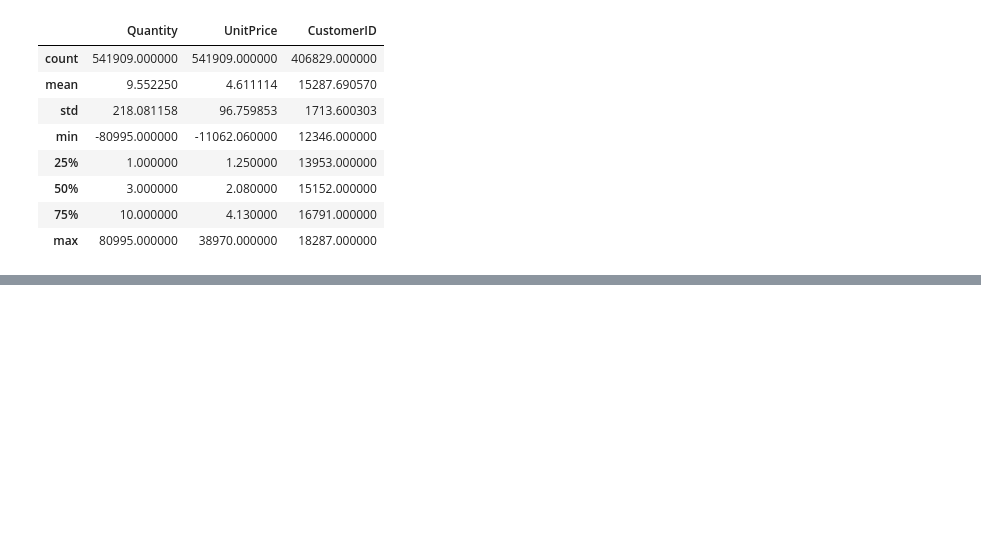
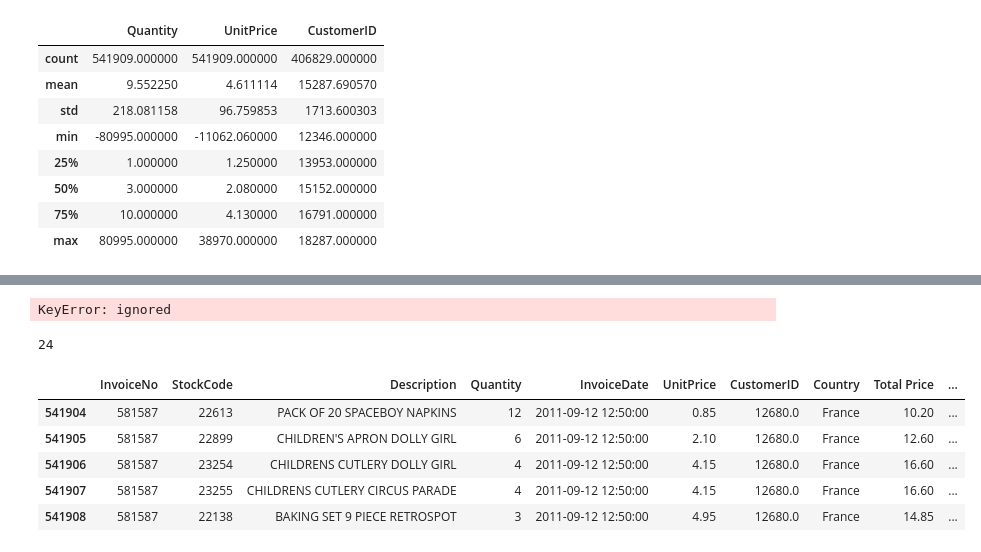
Before and after one commit to Janeli-m/October-2020-WaiLEARN-004, a Jupyter notebook: Online_Retail_Janeli.ipynb, the cells around one changed output, grey strips where cells are left out. Cells and saved outputs as stored; diff of their text form; code cells hidden in the pictures; blank space fills up the shorter version.

```diff
--- a/Online_Retail_Janeli.ipynb
+++ b/Online_Retail_Janeli.ipynb
@@ -47,0 +232,13 @@ dtype: int64
+# %%
+#Use the datetime fundtion to create a Month column (without the time)
+def get_month(x):
+    return dt.datetime(x.year,x.month,1)
+
+#Create a new colum "InvoiceMonth
+cohort['InvoiceMonth'] = cohort ['InvoiceDate'].apply(get_month)
+
+#Create a 'CohortMonth' column by grouping 'CustomerID' and selec the 'InvoiceMonth' value
+grouping = cohort.groupby ('CustomerID')['InvoiceMonth']
+
+#With code (transform) assign the minimum InvoiceMonth value to the dataset
+cohort['CohortMonth']= grouping.transform('min')
@@ -47,0 +259,8 @@ dtype: int64
+# %%
+# Split the "InvoiceMonth" column to get the integers from data
+invoice_year, invoice_month = get_date_int(cohort,'InvoiceMonth')
+
+# Split the "CohortMonth" column to get the integers from data
+cohort_year, cohort_month = get_date_int(cohort,'CohortMonth')
+# %% [output]
+KeyError: ignored
@@ -47,0 +276,13 @@ dtype: int64
+# %%
+print(cohort['CohortIndex'].nunique())
+# %% [output]
+24
+# %%
+cohort.tail()
+# %% [output]
+|  | InvoiceNo | StockCode | Description | Quantity | InvoiceDate | UnitPrice | CustomerID | Country | Total Price | ... |
+| 541904 | 581587 | 22613 | PACK OF 20 SPACEBOY NAPKINS | 12 | 2011-09-12 12:50:00 | 0.85 | 12680.0 | France | 10.20 | ... |
+| 541905 | 581587 | 22899 | CHILDREN'S APRON DOLLY GIRL | 6 | 2011-09-12 12:50:00 | 2.10 | 12680.0 | France | 12.60 | ... |
+| 541906 | 581587 | 23254 | CHILDRENS CUTLERY DOLLY GIRL | 4 | 2011-09-12 12:50:00 | 4.15 | 12680.0 | France | 16.60 | ... |
+| 541907 | 581587 | 23255 | CHILDRENS CUTLERY CIRCUS PARADE | 4 | 2011-09-12 12:50:00 | 4.15 | 12680.0 | France | 16.60 | ... |
+| 541908 | 581587 | 22138 | BAKING SET 9 PIECE RETROSPOT | 3 | 2011-09-12 12:50:00 | 4.95 | 12680.0 | France | 14.85 | ... |
```
Also changed, not shown: parts of 40 cells of this notebook.
